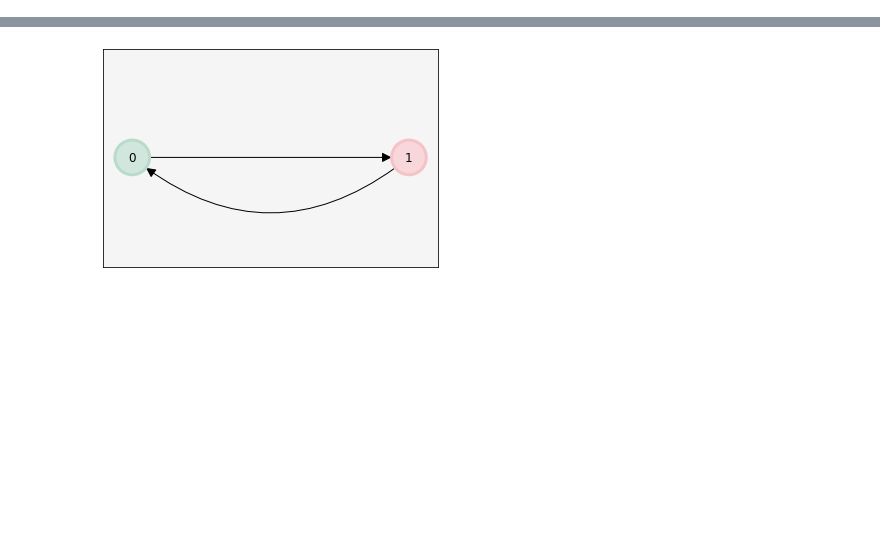
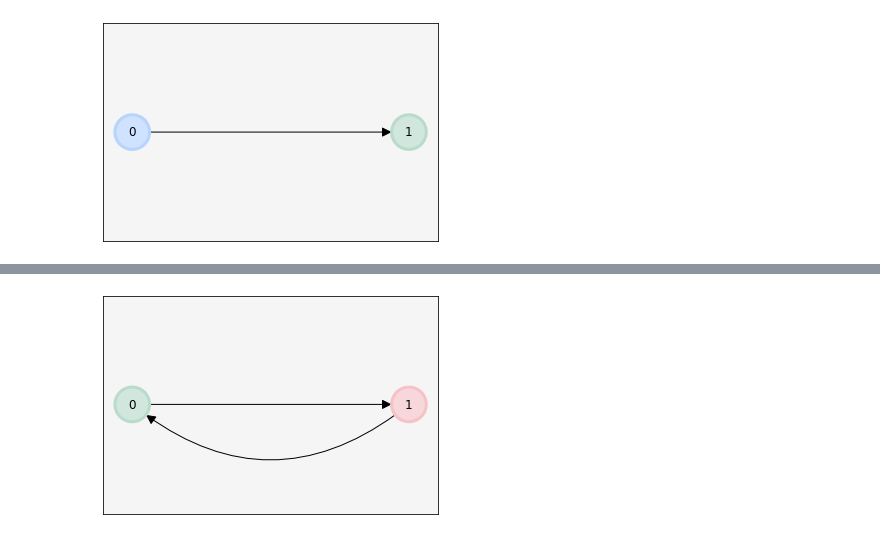
Before and after one commit to dsbowen/hemlock, a Jupyter notebook: examples/navigation.ipynb, the cells around one changed output, grey strips where cells are left out. Cells and saved outputs as stored; diff of their text form; code cells hidden in the pictures; blank space fills up the shorter version.

```diff
--- a/examples/navigation.ipynb
+++ b/examples/navigation.ipynb
@@ -6,0 +32,4 @@ app = create_test_app()
+# %%
+user.test_request().display()
+# %% [output]
+[figure, added]
```
Also changed, not shown: parts of 6 cells of this notebook, 14 other files.
